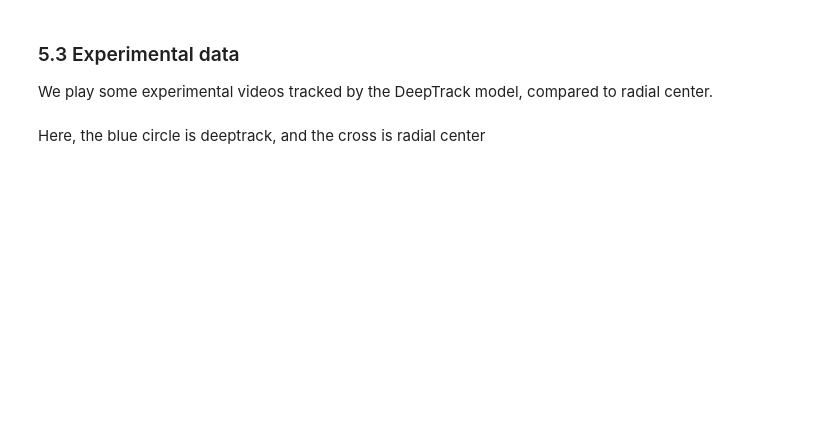
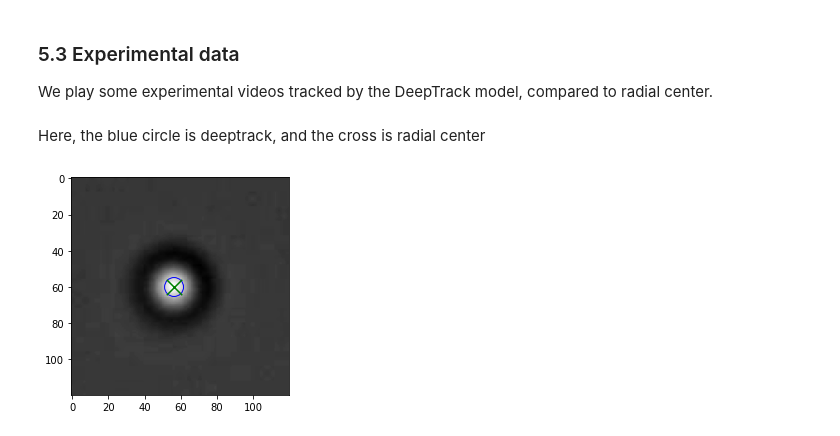
Before and after one commit to DeepTrackAI/DeepTrack2, a Jupyter notebook: paper-examples/2-single_particle_tracking.ipynb, the cells around one changed output. Saved outputs shown, nothing was run; the diff lists cells and outputs as text; code cells hidden in the pictures; blank space fills up the shorter version.

```diff
--- a/paper-examples/2-single_particle_tracking.ipynb
+++ b/paper-examples/2-single_particle_tracking.ipynb
@@ -325,8 +330,10 @@ def track_video(video, frames_to_track):
 # %% [markdown]
 Here, the blue circle is deeptrack, and the cross is radial center
 # %%
-video = cv2.VideoCapture("./datasets/ParticleTracking/z.avi")
+video = cv2.VideoCapture("./datasets/ParticleTracking/ideal.avi")
 p, pr = track_video(video, 100)
+# %% [output]
+[figure, added]
 # %%
 video = cv2.VideoCapture("./datasets/ParticleTracking/bad.avi")
 p, pr = track_video(video, 100)
```
Also changed, not shown: parts of 3 cells of this notebook.
